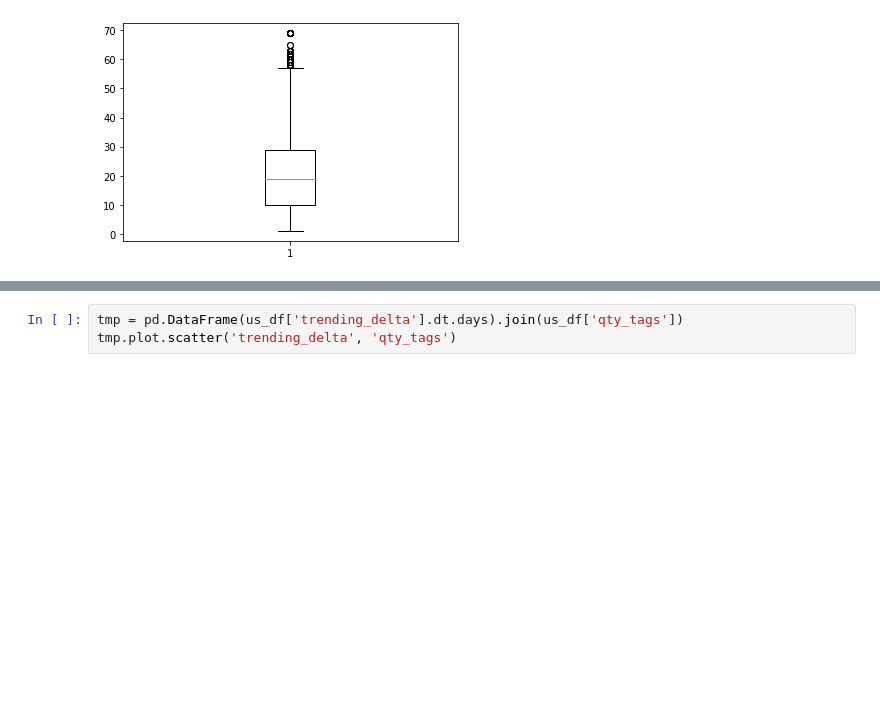
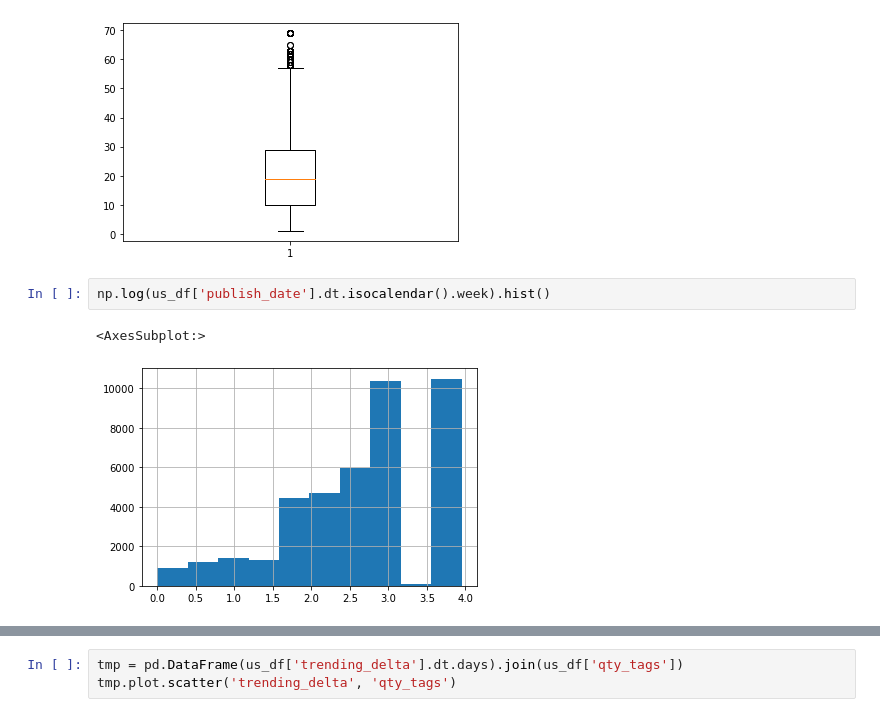
Before and after one commit to danielosetiawan/YouTube-EDA, a Jupyter notebook: youtube ipynb.ipynb, the cells around one changed output, grey strips where cells are left out. Saved outputs shown, nothing was run; the diff lists cells and outputs as text; blank space fills up the shorter version.

```diff
--- a/youtube ipynb.ipynb
+++ b/youtube ipynb.ipynb
@@ -98,4 +98,9 @@ plt.boxplot(us_df['qty_tags'])
  'fliers': [<matplotlib.lines.Line2D at 0x...>],
  'means': []}
 [figure]
+# %%
+np.log(us_df['publish_date'].dt.isocalendar().week).hist()
+# %% [output]
+<AxesSubplot:>
+[figure, added]
 # %%
```
Also changed, not shown: parts of 7 cells of this notebook.
